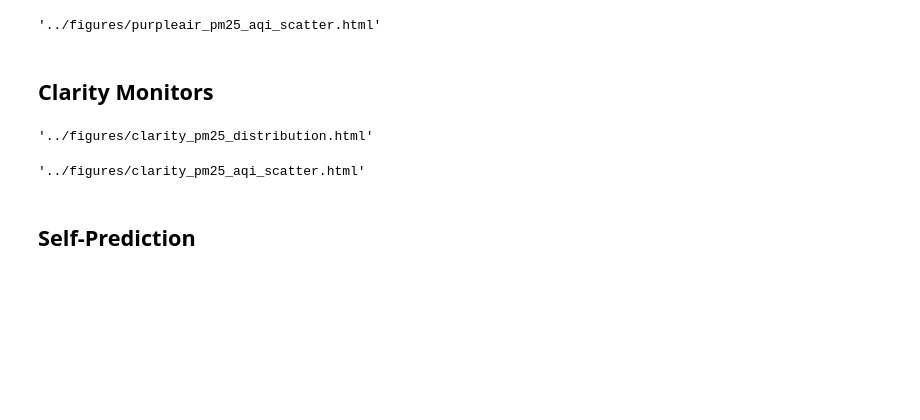
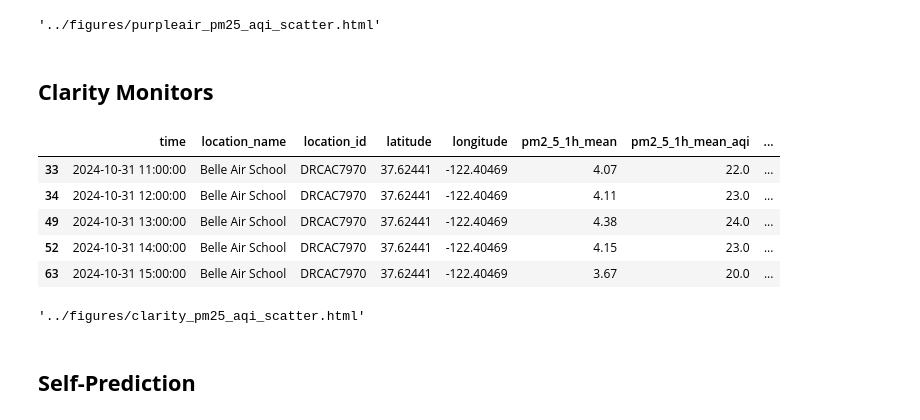
Before and after one commit to macks26/rise-south-city-dashboard, a Jupyter notebook: code/predictability.ipynb, the cells around one changed output. Saved outputs shown, nothing was run; the diff lists cells and outputs as text; code cells hidden in the pictures; blank space fills up the shorter version.

```diff
--- a/code/predictability.ipynb
+++ b/code/predictability.ipynb
@@ -235,60 +206,26 @@ plot(fig, filename='../figures/purpleair_pm25_aqi_scatter.html', auto_open=True)
 # %%
 # Load cleaned data for Clarity monitors
 clarity_df = pd.read_csv('../data/clean_clarity.csv')
 
 # Sort by monitor and time
 clarity_df = clarity_df.sort_values(['location_name', 'time'])
 
 # Convert longitude and latitude to correct types
 clarity_df['longitude'] = clarity_df['longitude'].apply(lambda x: -abs(x))
 clarity_df['latitude'] = clarity_df['latitude'].apply(lambda x: abs(x))
 
 # Convert time to datetime (if not already done)
 clarity_df['time'] = pd.to_datetime(clarity_df['time'], format='%Y-%m-%d %H:%M:%S')
 
 # Create column for date only
 clarity_df['date'] = clarity_df['time'].dt.date
 clarity_df['date'] = pd.to_datetime(clarity_df['date'], format='%Y-%m-%d')
 
-# Only take unique dates and their average pm2.5 concentrations
-unique_dates_clarity = clarity_df.drop_duplicates(subset=['location_name', 'date'], keep='first')
-
-# Find outliers using IQR and separate them from the dataframe
-unique_dates_clarity, outliers_df_clarity = find_outliers_iqr(unique_dates_clarity, 'pm2_5_24h_mean')
-
-# Create figure with subplots
-fig = make_subplots(rows=1, cols=2, subplot_titles=("Without Outliers", "Outliers"))
-
-# Add histogram for PM2.5 values without outliers
-fig.add_trace(
-    go.Histogram(
-        x=unique_dates_clarity['pm2_5_24h_mean'],
-        nbinsx=35,
-        marker=dict(color='blue'),
-        hoverinfo='x+y'
-    ),
-    row=1, col=1
-)
-
-# Add histogram for PM2.5 values outliers
-fig.add_trace(
-    go.Box(
-        x=outliers_df_clarity['pm2_5_24h_mean'],
-        marker=dict(color='green'),
-        hoverinfo='x',
-        name=''
-    ),
-    row=1, col=2
-)
-
-# Update layout
-fig.update_layout(title_text="Distribution of PM2.5 Values for Clarity Monitors",
-                  showlegend=False)
-fig.update_xaxes(title_text="Daily Average PM2.5 Concentration (µg/m³)", row=1, col=1)
-fig.update_yaxes(title_text="Frequency", row=1, col=1)
-fig.update_xaxes(title_text="Daily Average PM2.5 Concentration (µg/m³)", row=1, col=2)
-
-# Save the figure offline
-plot(fig, filename='../figures/clarity_pm25_distribution.html', auto_open=True)
+clarity_df.head()
 # %% [output]
-'../figures/clarity_pm25_distribution.html'
+|  | time | location_name | location_id | latitude | longitude | pm2_5_1h_mean | pm2_5_1h_mean_aqi | ... |
+| 33 | 2024-10-31 11:00:00 | Belle Air School | DRCAC7970 | 37.62441 | -122.40469 | 4.07 | 22.0 | ... |
+| 34 | 2024-10-31 12:00:00 | Belle Air School | DRCAC7970 | 37.62441 | -122.40469 | 4.11 | 23.0 | ... |
+| 49 | 2024-10-31 13:00:00 | Belle Air School | DRCAC7970 | 37.62441 | -122.40469 | 4.38 | 24.0 | ... |
+| 52 | 2024-10-31 14:00:00 | Belle Air School | DRCAC7970 | 37.62441 | -122.40469 | 4.15 | 23.0 | ... |
+| 63 | 2024-10-31 15:00:00 | Belle Air School | DRCAC7970 | 37.62441 | -122.40469 | 3.67 | 20.0 | ... |
```
Also changed, not shown: parts of 35 cells of this notebook, 2 other files.
